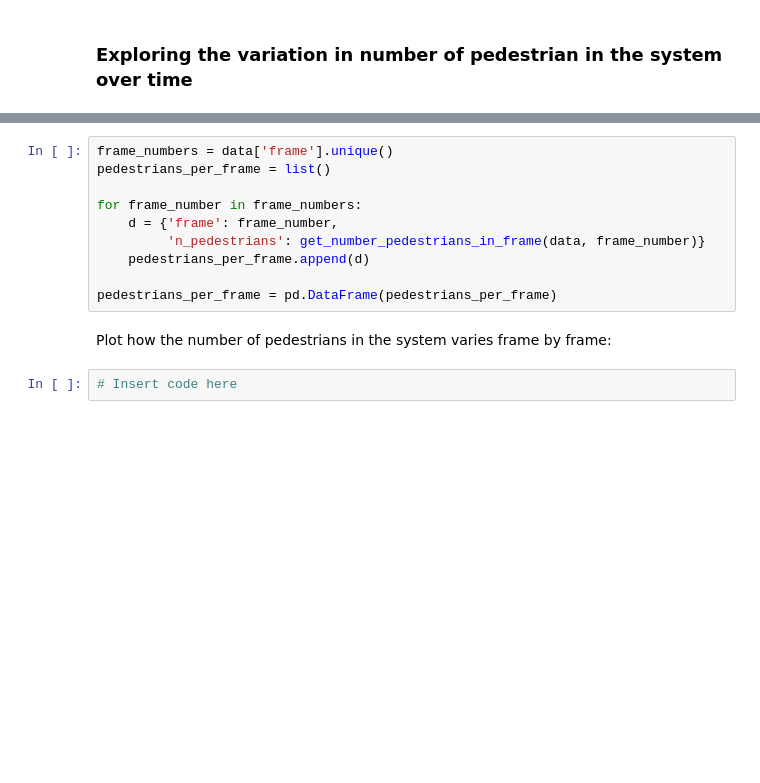
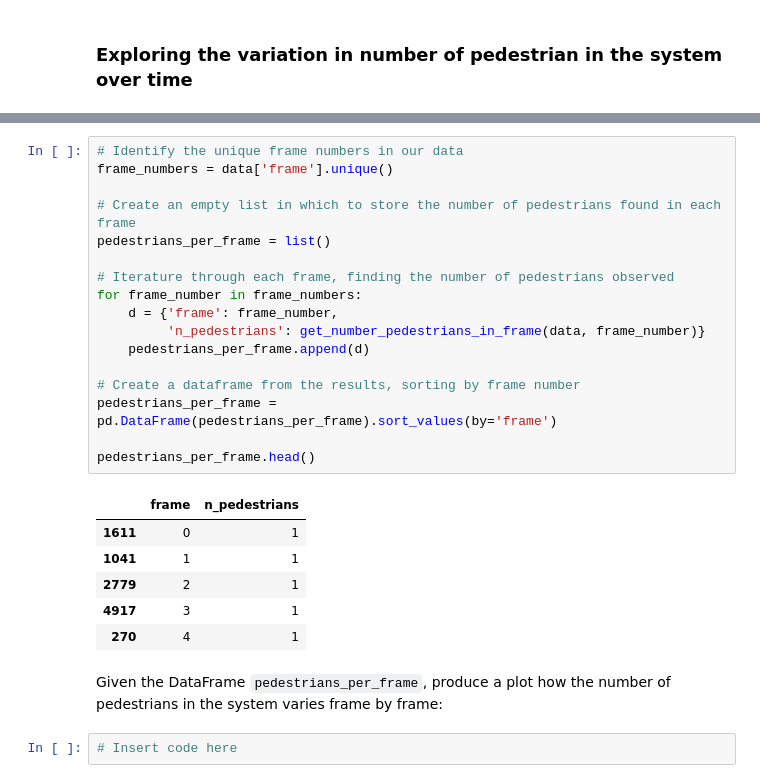
Before and after one commit to ksuchak1990/sense_practical, a Jupyter notebook: notebooks/3_birth_rate_calibration.ipynb, the cells around one changed output, grey strips where cells are left out. Cells and saved outputs as stored; diff of their text form; blank space fills up the shorter version.

```diff
--- a/notebooks/3_birth_rate_calibration.ipynb
+++ b/notebooks/3_birth_rate_calibration.ipynb
@@ -75,15 +129,29 @@ As we saw in the previous notebook, this dataset is made up fo observations pert
 # %%
+# Identify the unique frame numbers in our data
 frame_numbers = data['frame'].unique()
+
+# Create an empty list in which to store the number of pedestrians found in each frame
 pedestrians_per_frame = list()
 
+# Iterature through each frame, finding the number of pedestrians observed
 for frame_number in frame_numbers:
     d = {'frame': frame_number,
          'n_pedestrians': get_number_pedestrians_in_frame(data, frame_number)}
     pedestrians_per_frame.append(d)
 
-pedestrians_per_frame = pd.DataFrame(pedestrians_per_frame)
+# Create a dataframe from the results, sorting by frame number
+pedestrians_per_frame = pd.DataFrame(pedestrians_per_frame).sort_values(by='frame')
+
+pedestrians_per_frame.head()
+# %% [output]
+|  | frame | n_pedestrians |
+| 1611 | 0 | 1 |
+| 1041 | 1 | 1 |
+| 2779 | 2 | 1 |
+| 4917 | 3 | 1 |
+| 270 | 4 | 1 |
 # %% [markdown]
-Plot how the number of pedestrians in the system varies frame by frame:
+Given the DataFrame `pedestrians_per_frame`, produce a plot how the number of pedestrians in the system varies frame by frame:
 # %%
 # Insert code here
 # %%
```
Also changed, not shown: parts of 28 cells of this notebook.
